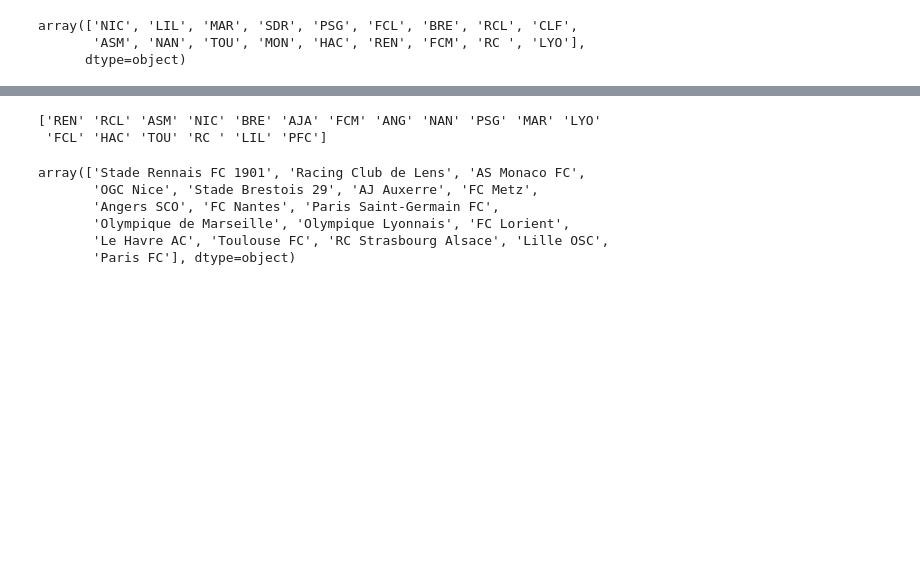
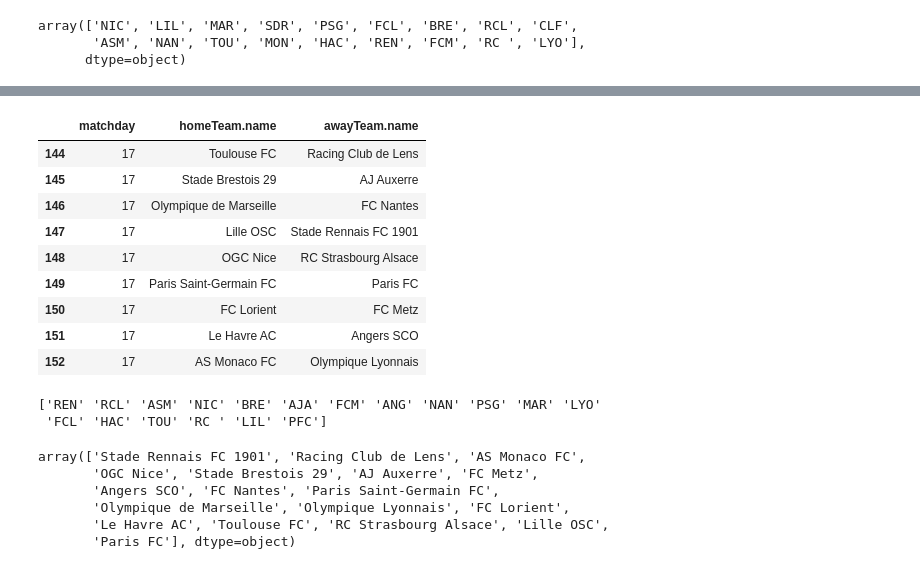
Before and after one commit to judithbreaud/ligue1_viz, a Jupyter notebook: notebooks/explore.ipynb, the cells around one changed output, grey strips where cells are left out. Drawn from its saved outputs; the diff is of its cells as text; code cells hidden in the pictures; blank space fills up the shorter version.

```diff
--- a/notebooks/explore.ipynb
+++ b/notebooks/explore.ipynb
@@ -125,3 +135,18 @@ df_matches_23 = pd.json_normalize(matches_list_23)
+# %%
+X_p,y_p,label_p=match_features_pred(df_matches,history_elo,17)
+# %%
+label_p
+# %% [output]
+|  | matchday | homeTeam.name | awayTeam.name |
+| 144 | 17 | Toulouse FC | Racing Club de Lens |
+| 145 | 17 | Stade Brestois 29 | AJ Auxerre |
+| 146 | 17 | Olympique de Marseille | FC Nantes |
+| 147 | 17 | Lille OSC | Stade Rennais FC 1901 |
+| 148 | 17 | OGC Nice | RC Strasbourg Alsace |
+| 149 | 17 | Paris Saint-Germain FC | Paris FC |
+| 150 | 17 | FC Lorient | FC Metz |
+| 151 | 17 | Le Havre AC | Angers SCO |
+| 152 | 17 | AS Monaco FC | Olympique Lyonnais |
 # %%
 df_matches_23=df_matches_23[df_matches_23["status"]=="FINISHED"]
 # %%
```
Also changed, not shown: parts of 4 cells of this notebook.
